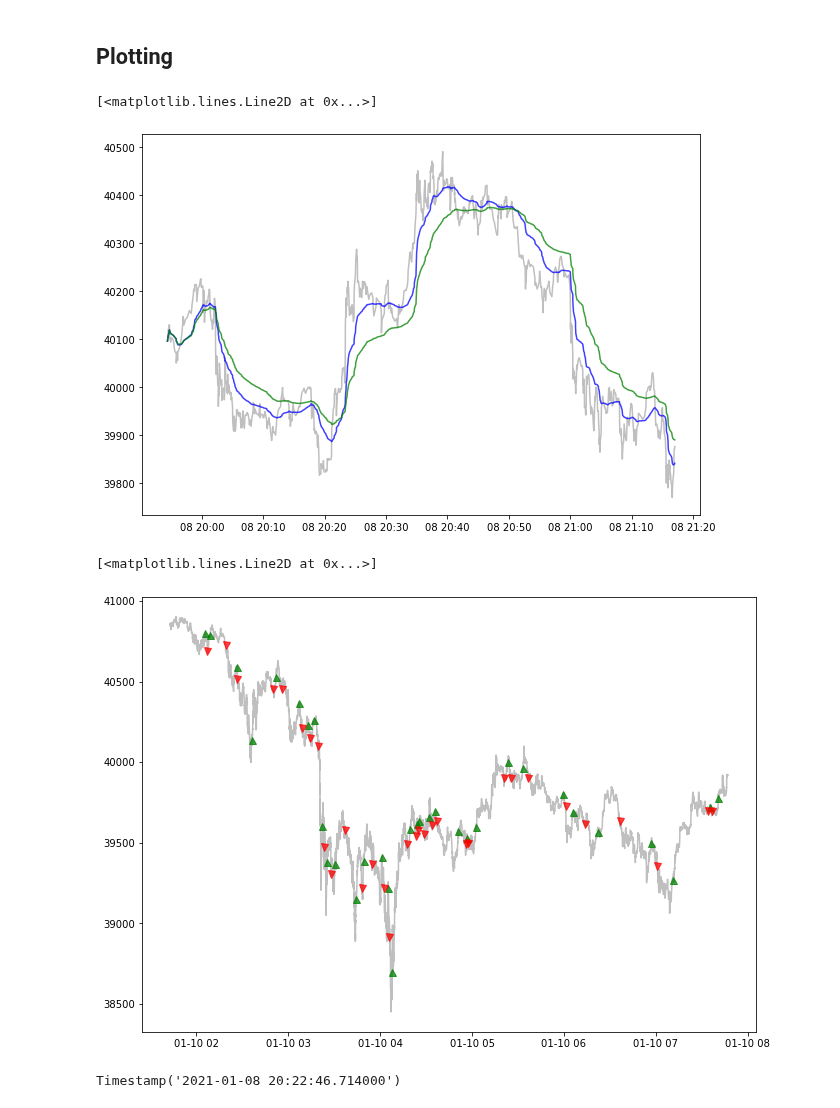
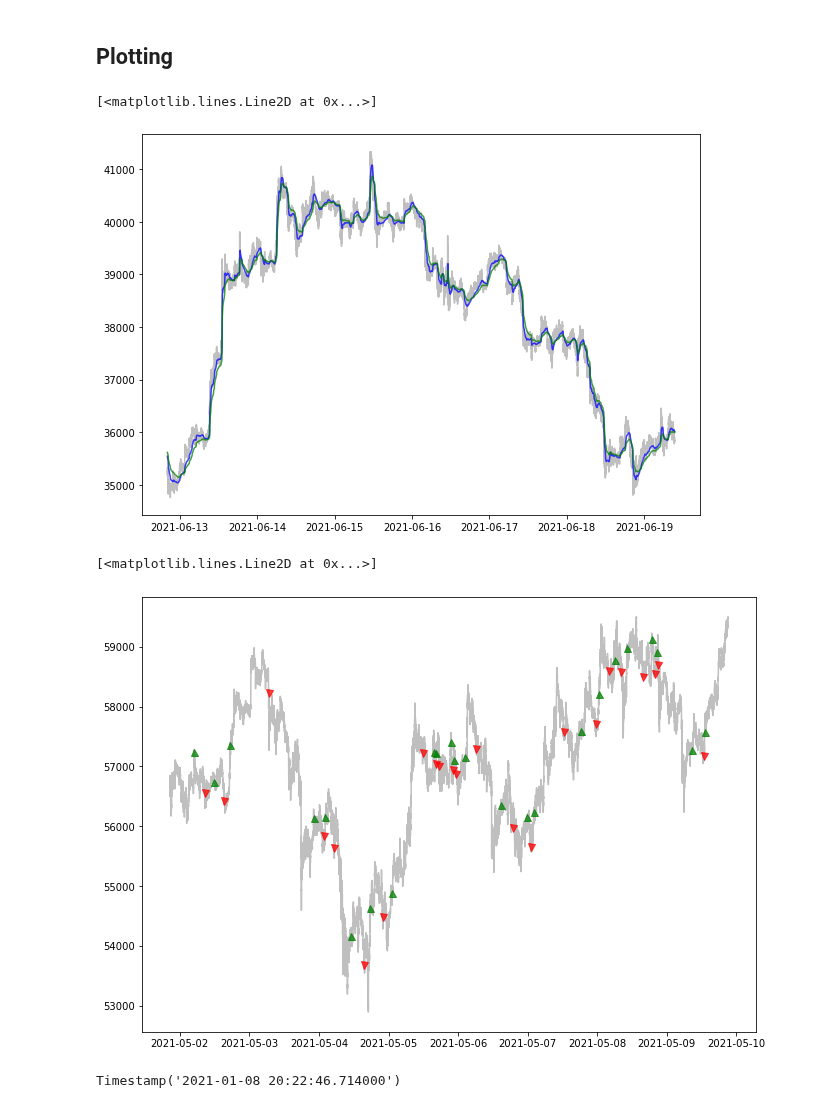
Before and after one commit to sunnymnie/bitcoin-printer, a Jupyter notebook: 3-data-labelling/2-crossing-moving-average.ipynb, the cells around one changed output. Saved outputs shown, nothing was run; the diff lists cells and outputs as text; code cells hidden in the pictures.

```diff
--- a/3-data-labelling/2-crossing-moving-average.ipynb
+++ b/3-data-labelling/2-crossing-moving-average.ipynb
@@ -11,6 +13,6 @@ df = df.set_index(pd.to_datetime(df.time)).drop(["time"], axis=1)
 # %%
-fast_window = 30
-slow_window = 70
+fast_window = 500
+slow_window = 1000
 
 df0 = (pd.DataFrame()
             .assign(price=df.close)
@@ -70,20 +72,20 @@ side.to_csv("../data/side.csv")
 # %% [markdown]
 ## Plotting
 # %%
-plot = df0[:1000]
+plot = df0[-100_000:]
 fig, ax = plt.subplots(figsize=(10, 7))
 
 ax.plot(plot.price, color="gray", alpha=.5)
 ax.plot(plot.fast, color="blue", alpha=.75)
 ax.plot(plot.slow, color="green", alpha=.75)
 # %% [output]
 [<matplotlib.lines.Line2D at 0x...>]
-[figure, old version]
+[figure, new version]
 # %%
 plot = df0
 plot["up"] = up
 plot["down"] = down
-plot = plot[30000:40000]
+plot = plot[-900_000:-800_000]
 
 fig, ax = plt.subplots(figsize=(11,8))
 
@@ -97,7 +99,7 @@ ax.plot(plot.down, marker='v', markersize=7,
                      alpha=0.75, label='upcross', color='r')
 # %% [output]
 [<matplotlib.lines.Line2D at 0x...>]
-[figure, old version]
+[figure, new version]
 # %%
 up.index[1]
 # %% [output]
```
Also changed, not shown: parts of 3 cells of this notebook, 6 other files.
